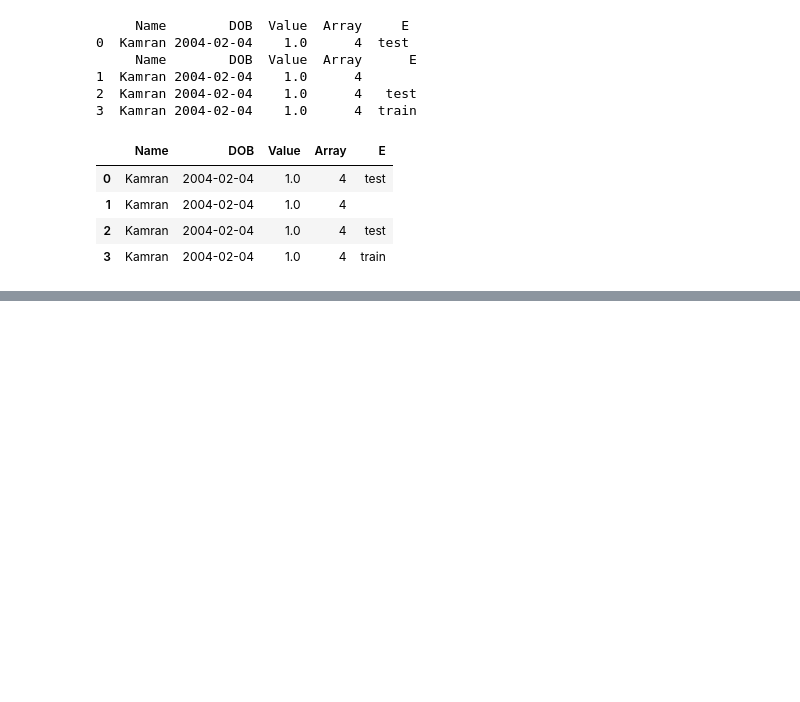
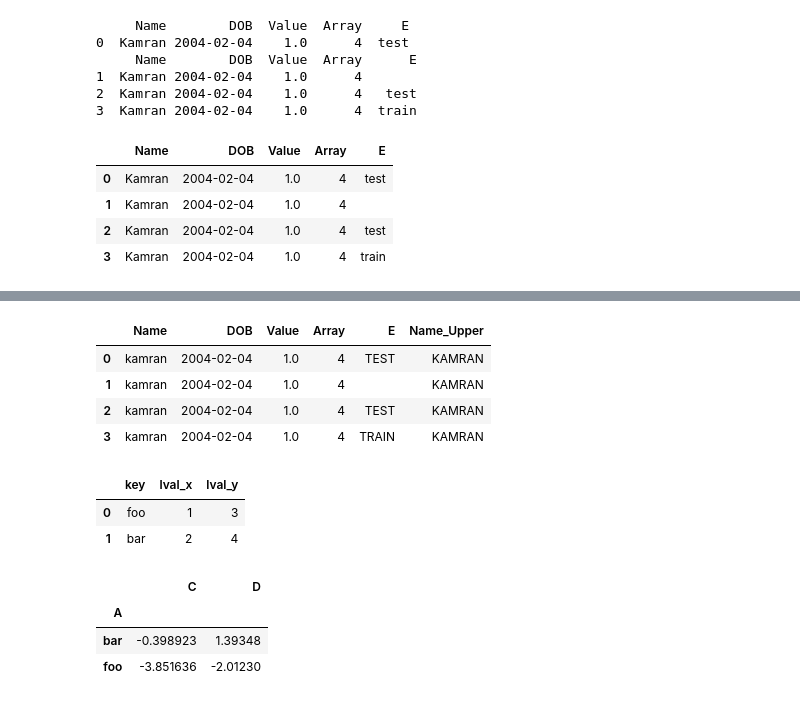
Before and after one commit to kamranshahid56-tech/Python_Practice-Numpy-Pandas-, a Jupyter notebook: python_practice.ipynb, the cells around one changed output, grey strips where cells are left out. Cells and saved outputs as stored; diff of their text form; code cells hidden in the pictures; blank space fills up the shorter version.

```diff
--- a/python_practice.ipynb
+++ b/python_practice.ipynb
@@ -2307,0 +2525,5 @@ pd.concat(pieces)
+# %%
+target_columns = [c for c in ["Value","Array"] if c in df2.columns]
+# %%
+if target_columns:
+  df2[target_columns] = df2[target_columns].transform(lambda x:x*109.2)
@@ -2307,0 +2547,8 @@ pd.concat(pieces)
+# %%
+str_cols = [c for c in df2.columns if df2[c].dtype == 'O']
+cat_cols = [c for c in df2.columns if df2[c].dtype == 'category']
+print(str_cols)
+print(cat_cols)
+# We apply a lambda to each column (x) in our selection
+df2[str_cols] = df2[str_cols].apply(lambda x: x.str.lower())
+df2[cat_cols] = df2[cat_cols].apply(lambda x:x.str.upper())
@@ -2307,0 +2566,20 @@ pd.concat(pieces)
+# %%
+df2["Name_Upper"] = df2["Name"].str.upper()
+# %%
+df2
+# %% [output]
+|  | Name | DOB | Value | Array | E | Name_Upper |
+| 0 | kamran | 2004-02-04 | 1.0 | 4 | TEST | KAMRAN |
+| 1 | kamran | 2004-02-04 | 1.0 | 4 |  | KAMRAN |
+| 2 | kamran | 2004-02-04 | 1.0 | 4 | TEST | KAMRAN |
+| 3 | kamran | 2004-02-04 | 1.0 | 4 | TRAIN | KAMRAN |
+# %%
+left = pd.DataFrame({"key":['foo','bar'], "lval":[1,2]})
+right = pd.DataFrame({"key":['foo','bar'], "lval":[3,4]})
+
+df = pd.merge(left,right, on = "key")
+df
+# %% [output]
+|  | key | lval_x | lval_y |
+| 0 | foo | 1 | 3 |
+| 1 | bar | 2 | 4 |
@@ -2307,0 +2595,7 @@ pd.concat(pieces)
+# %%
+df.groupby("A")[["C","D"]].sum()
+# %% [output]
+|  | C | D |
+| A |  |  |
+| bar | -0.398923 | 1.39348 |
+| foo | -3.851636 | -2.01230 |
```
Also changed, not shown: parts of 18 cells of this notebook.
